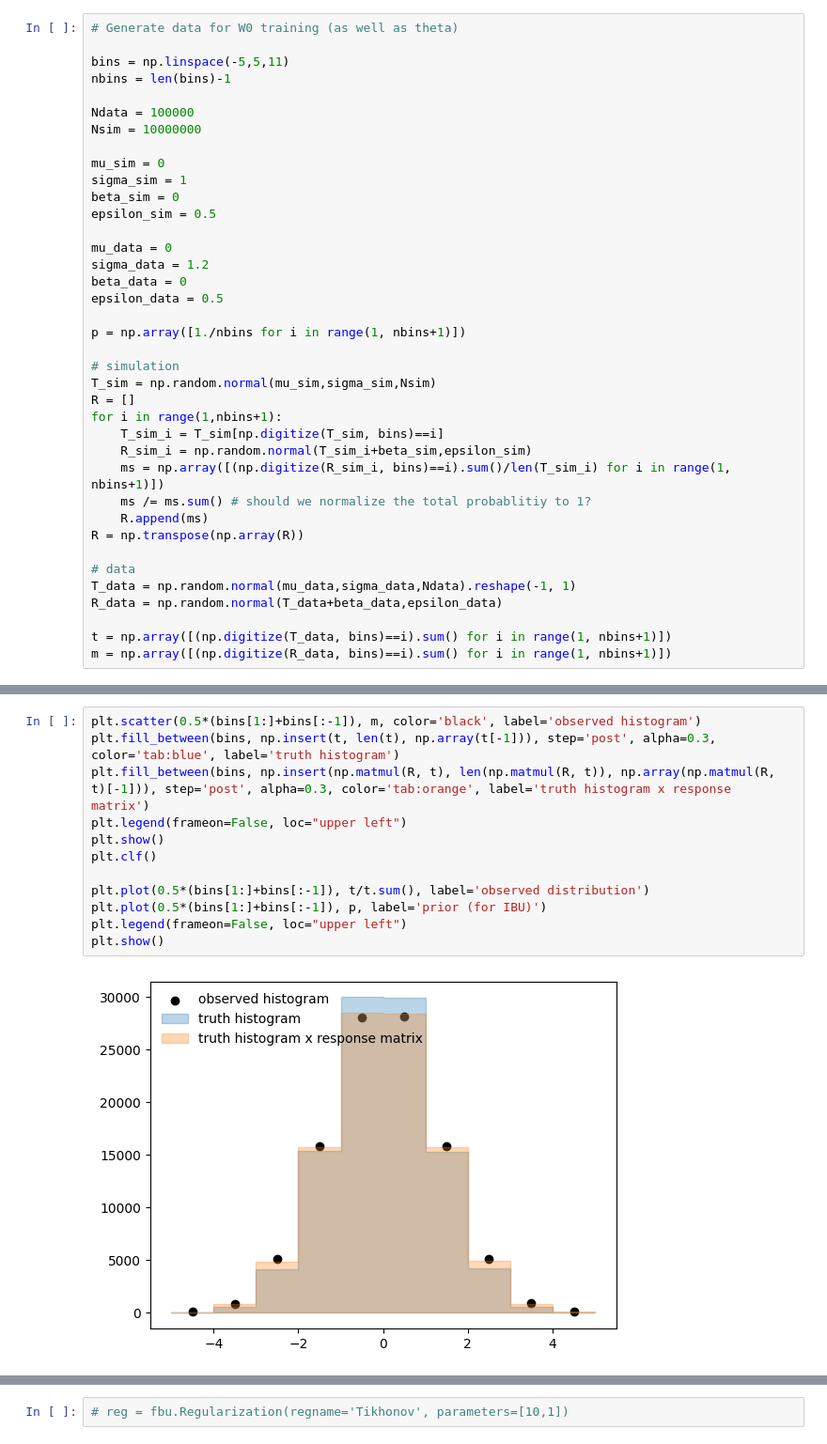
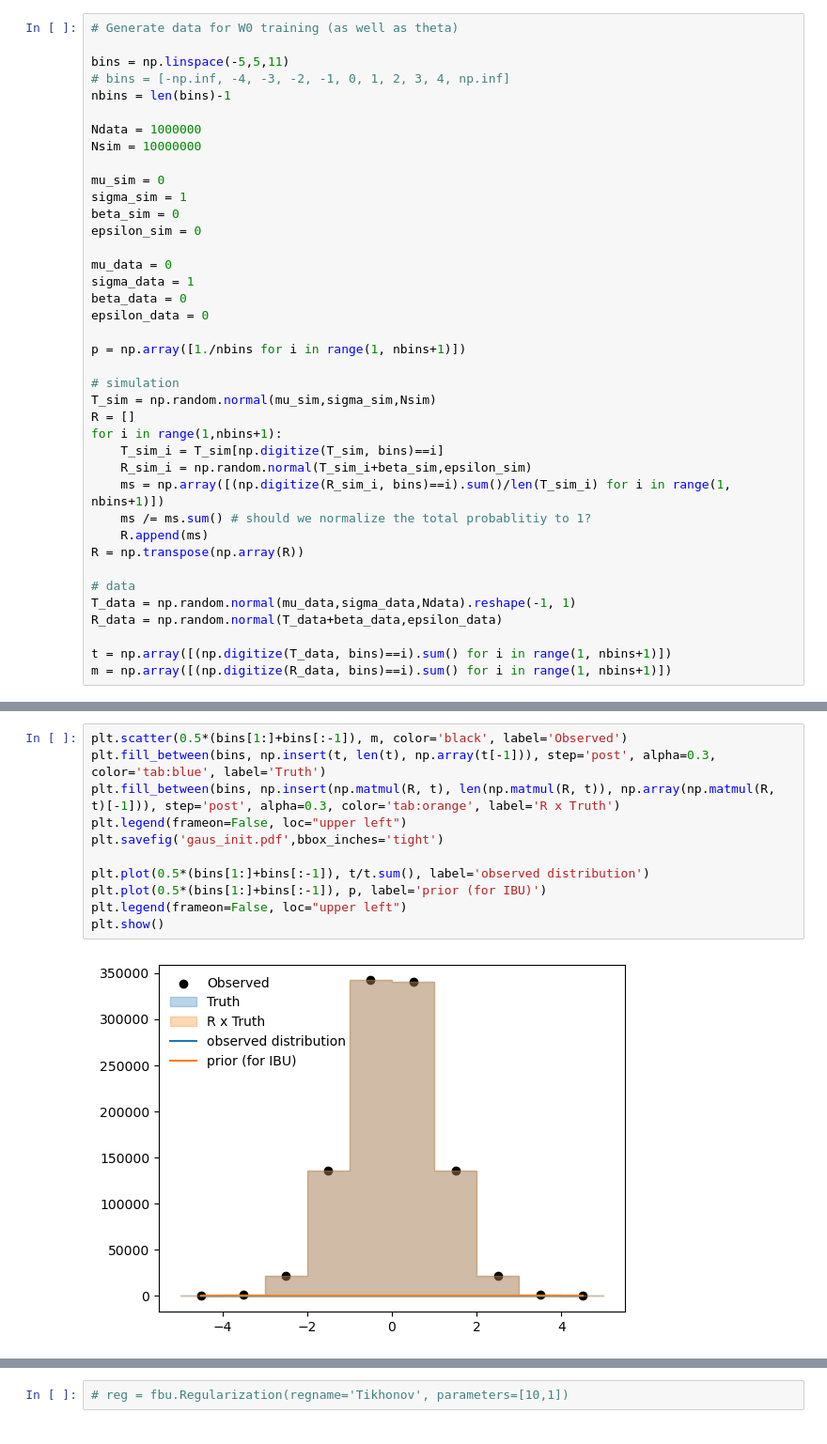
Before and after one commit to jp2555/NPU, a Jupyter notebook: scripts/NeuralPosteriorUnfolding_gaussian.ipynb, the cells around one changed output, grey strips where cells are left out. Shown at 94% size. Drawn from its saved outputs; the diff is of its cells as text.

```diff
--- a/scripts/NeuralPosteriorUnfolding_gaussian.ipynb
+++ b/scripts/NeuralPosteriorUnfolding_gaussian.ipynb
@@ -19,20 +127,21 @@ tfb = tfp.bijectors
 # Generate data for W0 training (as well as theta)
 
 bins = np.linspace(-5,5,11)
+# bins = [-np.inf, -4, -3, -2, -1, 0, 1, 2, 3, 4, np.inf]
 nbins = len(bins)-1
 
-Ndata = 100000
+Ndata = 1000000
 Nsim = 10000000
 
 mu_sim = 0
 sigma_sim = 1
 beta_sim = 0
-epsilon_sim = 0.5
+epsilon_sim = 0
 
 mu_data = 0
-sigma_data = 1.2
+sigma_data = 1
 beta_data = 0
-epsilon_data = 0.5
+epsilon_data = 0
 
 p = np.array([1./nbins for i in range(1, nbins+1)])
 
@@ -67,14 +178,13 @@ plt.show()
 # %%
-plt.scatter(0.5*(bins[1:]+bins[:-1]), m, color='black', label='observed histogram')
-plt.fill_between(bins, np.insert(t, len(t), np.array(t[-1])), step='post', alpha=0.3, color='tab:blue', label='truth histogram')
-plt.fill_between(bins, np.insert(np.matmul(R, t), len(np.matmul(R, t)), np.array(np.matmul(R, t)[-1])), step='post', alpha=0.3, color='tab:orange', label='truth histogram x response matrix')
+plt.scatter(0.5*(bins[1:]+bins[:-1]), m, color='black', label='Observed')
+plt.fill_between(bins, np.insert(t, len(t), np.array(t[-1])), step='post', alpha=0.3, color='tab:blue', label='Truth')
+plt.fill_between(bins, np.insert(np.matmul(R, t), len(np.matmul(R, t)), np.array(np.matmul(R, t)[-1])), step='post', alpha=0.3, color='tab:orange', label='R x Truth')
 plt.legend(frameon=False, loc="upper left")
-plt.show()
-plt.clf()
+plt.savefig('gaus_init.pdf',bbox_inches='tight')
 
 plt.plot(0.5*(bins[1:]+bins[:-1]), t/t.sum(), label='observed distribution')
 plt.plot(0.5*(bins[1:]+bins[:-1]), p, label='prior (for IBU)')
 plt.legend(frameon=False, loc="upper left")
 plt.show()
 # %% [output]
-[figure, old version]
+[figure, new version]
```
Also changed, not shown: parts of 29 cells of this notebook.
